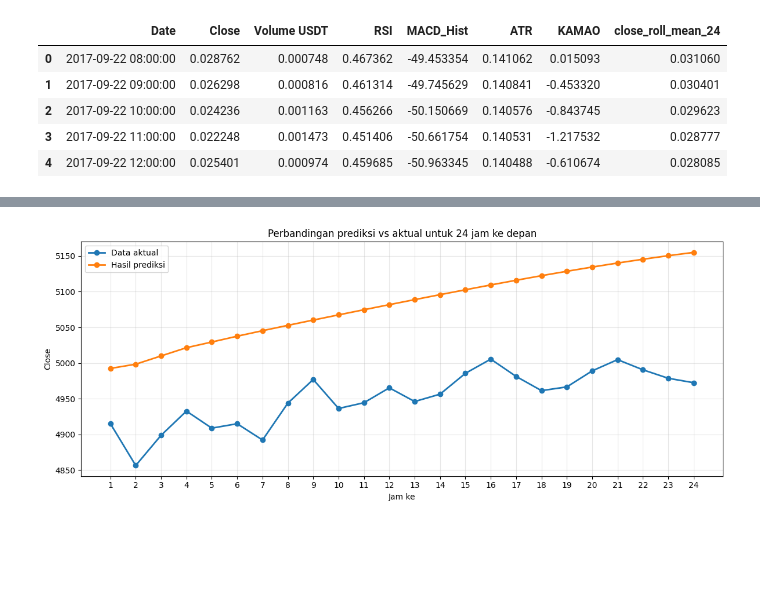
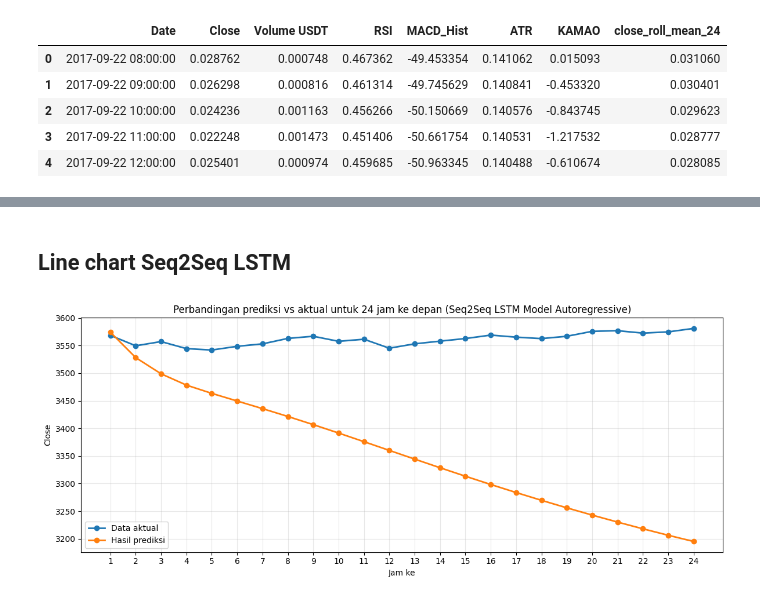
Before and after one commit to AbiyaMakruf/Dicoding-MembangunProyekDeepLearningTingkatMahir, a Jupyter notebook: Abiyamf_Submission_Akhir_DLTM.ipynb, the cells around one changed output, grey strips where cells are left out. Cells and saved outputs as stored; diff of their text form; code cells hidden in the pictures; blank space fills up the shorter version.

```diff
--- a/Abiyamf_Submission_Akhir_DLTM.ipynb
+++ b/Abiyamf_Submission_Akhir_DLTM.ipynb
@@ -93,9 +93,9 @@ def add_rolling_features(df, target_column=TARGET, rolling_window=ROLLING_WINDOW
 df = add_rolling_features(df)
 # %%
 # Split data dilakukan sebelum pemilihan fitur final agar korelasi hanya dihitung dari data train.
-TRAIN_RATIO = 0.70
-VAL_RATIO = 0.10
-TEST_RATIO = 0.20
+TRAIN_RATIO = 0.65
+VAL_RATIO = 0.05
+TEST_RATIO = 0.30
 
 train_df = df.iloc[:int(len(df) * TRAIN_RATIO)].reset_index(drop=True)
 val_df = df.iloc[int(len(df) * TRAIN_RATIO):int(len(df) * (TRAIN_RATIO + VAL_RATIO))].reset_index(drop=True)
@@ -326,11 +280,0 @@ Test Loss: 0.0124, Test MAE: 0.0124
-# %%
-sample_prediction = baseline_lstm_model.predict(X_test[:1], verbose=0)[0, :, 0]
-sample_actual = y_test[0, :, 0]
-
-comparison_df = pd.DataFrame({
-    'step': np.arange(1, HORIZON + 1),
-    'actual_close_scaled': sample_actual,
-    'predicted_close_scaled': sample_prediction,
-})
-comparison_df['difference'] = comparison_df['predicted_close_scaled'] - comparison_df['actual_close_scaled']
-display(comparison_df)
@@ -1132,0 +1008,25 @@ Seq2Seq Final Model (Autoregressive) test MAE (scaled): 0.014633
+# %%
+baseline_test_predictions = predict_baseline_direct(
+    baseline_LSTM_model,
+    X_test
+)
+
+seq2seq_test_predictions = predict_seq2seq_autoregressive(
+    seq2seq_LSTM_model,
+    X_test,
+    test_last_close,
+    horizon=HORIZON,
+    batch_size=BATCH_SIZE,
+)
+
+baseline_custom_mae, baseline_custom_comparison_df = evaluate_mae_table(
+    'Baseline LSTM Model with Attention',
+    y_test,
+    baseline_test_predictions,
+)
+
+seq2seq_custom_mae, seq2seq_custom_comparison_df = evaluate_mae_table(
+    'Seq2Seq LSTM Model (Autoregressive)',
+    y_test,
+    seq2seq_test_predictions,
+)
@@ -1133,27 +1113,29 @@ Seq2Seq Final Model (Autoregressive) test MAE (scaled): 0.014633
+# %% [markdown]
+## Line chart Seq2Seq LSTM
 # %%
 plt.figure(figsize=(12, 5))
 plt.plot(
     seq2seq_custom_comparison_df['jam_ke'],
     seq2seq_custom_comparison_df['data_aktual'],
     marker='o',
     linewidth=2,
     label='Data aktual',
 )
 plt.plot(
     seq2seq_custom_comparison_df['jam_ke'],
     seq2seq_custom_comparison_df['hasil_prediksi'],
     marker='o',
     linewidth=2,
     label='Hasil prediksi',
 )
-plt.title('Perbandingan prediksi vs aktual untuk 24 jam ke depan')
+plt.title('Perbandingan prediksi vs aktual untuk 24 jam ke depan (Seq2Seq LSTM Model Autoregressive)')
 plt.xlabel('Jam ke')
 plt.ylabel('Close')
 plt.xticks(seq2seq_custom_comparison_df['jam_ke'])
 plt.legend()
 plt.grid(True, alpha=0.3)
 plt.tight_layout()
 plt.show()
 # %% [output]
-[figure, old version]
+[figure, new version]
 # %%
```
Also changed, not shown: parts of 33 cells of this notebook, 11 other files.
